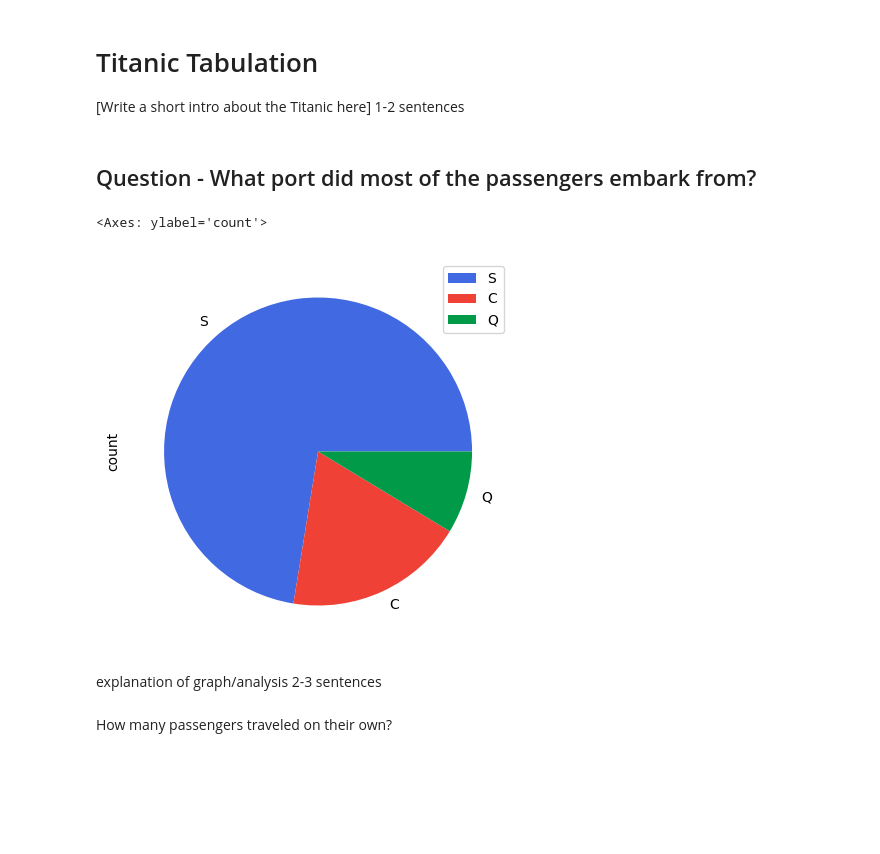
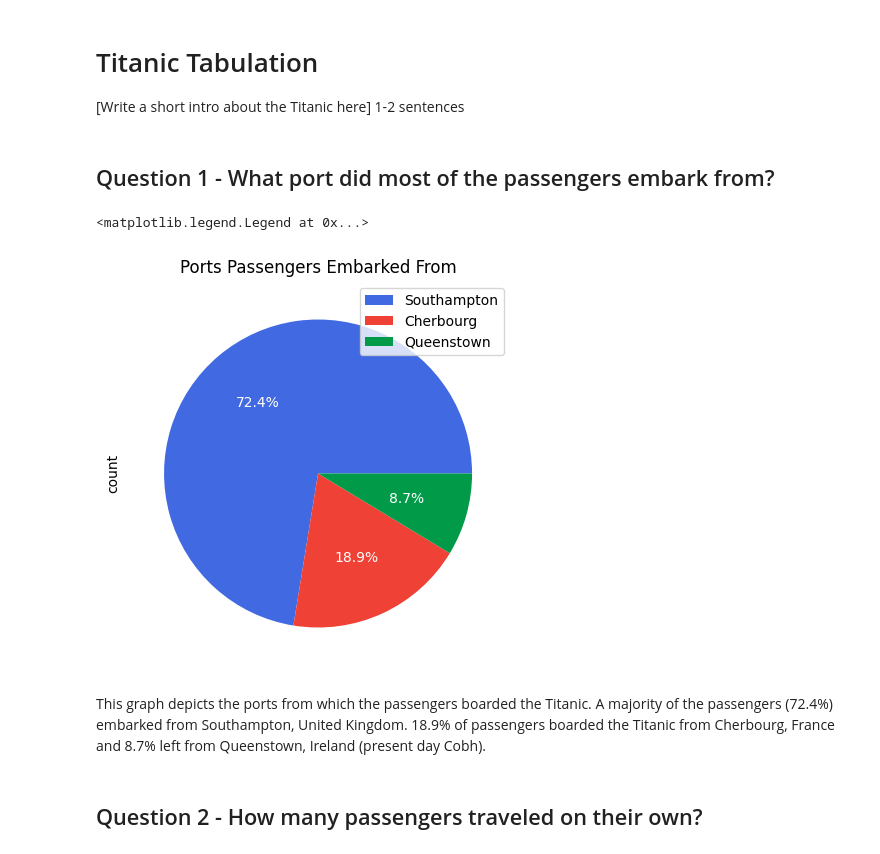
Before and after one commit to adalei1801/unit-3-data-science, a Jupyter notebook: 02_titanic.ipynb, the cells around one changed output. Drawn from its saved outputs; the diff is of its cells as text; code cells hidden in the pictures; blank space fills up the shorter version.

```diff
--- a/02_titanic.ipynb
+++ b/02_titanic.ipynb
@@ -7,21 +7,20 @@ import matplotlib.pyplot as plt
 # %%
 titanic_df = pd.read_csv("titanic_passengers.csv")
 # %% [markdown]
-## Question - What port did most of the passengers embark from?
+## Question 1 - What port did most of the passengers embark from?
 # %%
-# Chart for question
-# Make graph pretty
-
 port = titanic_df["Embarked"].value_counts()
 
-port.plot.pie(figsize=(5,5), colors=['royalblue','#EF4135','#009A49'], legend=True)
+port.plot.pie(figsize=(5,5), colors=['royalblue','#EF4135','#009A49'], autopct='%1.1f%%', textprops=dict(color='white'))
+plt.title("Ports Passengers Embarked From")
+plt.legend(["Southampton", "Cherbourg", "Queenstown"])
 # %% [output]
-<Axes: ylabel='count'>
+<matplotlib.legend.Legend at 0x...>
-[figure, old version]
+[figure, new version]
-# %% [markdown]
-explanation of graph/analysis 2-3 sentences
+# %% [markdown]
+This graph depicts the ports from which the passengers boarded the Titanic. A majority of the passengers (72.4%) embarked from Southampton, United Kingdom. 18.9% of passengers boarded the Titanic from Cherbourg, France and 8.7% left from Queenstown, Ireland (present day Cobh).
 # %% [markdown]
-How many passengers traveled on their own?
+## Question 2 - How many passengers traveled on their own?
 # %%
 travel_pass = titanic_df["Parch"].value_counts()
 
```
Also changed, not shown: parts of 7 cells of this notebook.
